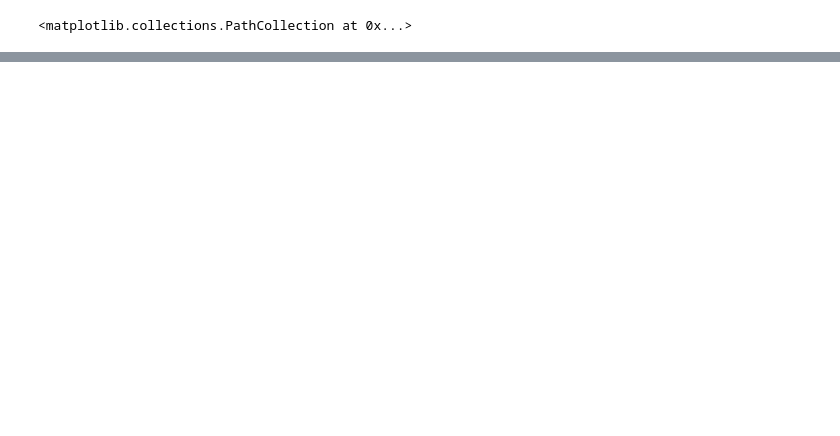
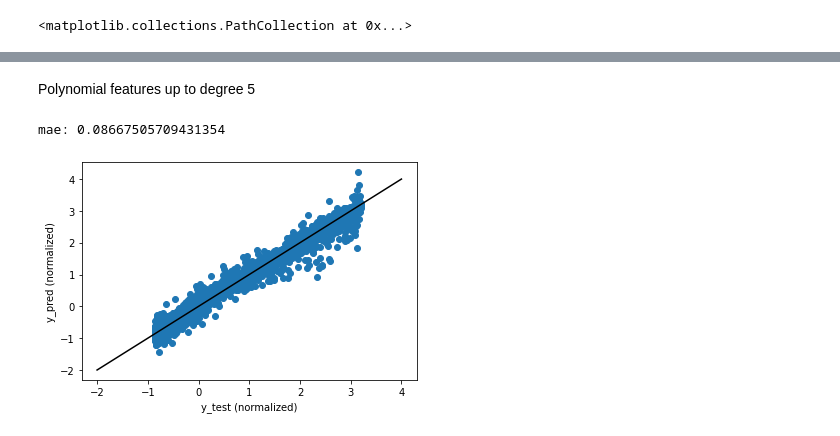
Before and after one commit to mishasilva01/FAA_project2, a Jupyter notebook: script.ipynb, the cells around one changed output, grey strips where cells are left out. Cells and saved outputs as stored; diff of their text form; code cells hidden in the pictures; blank space fills up the shorter version.

```diff
--- a/script.ipynb
+++ b/script.ipynb
@@ -448,0 +536,7 @@ plt.scatter(y_test, y_predict)
+# %% [markdown]
+Polynomial features up to degree 5
+# %%
+modelAuto(PolyDegree = 5)
+# %% [output]
+mae: 0.08667505709431354
+[figure, added]
```
Also changed, not shown: parts of 14 cells of this notebook.
